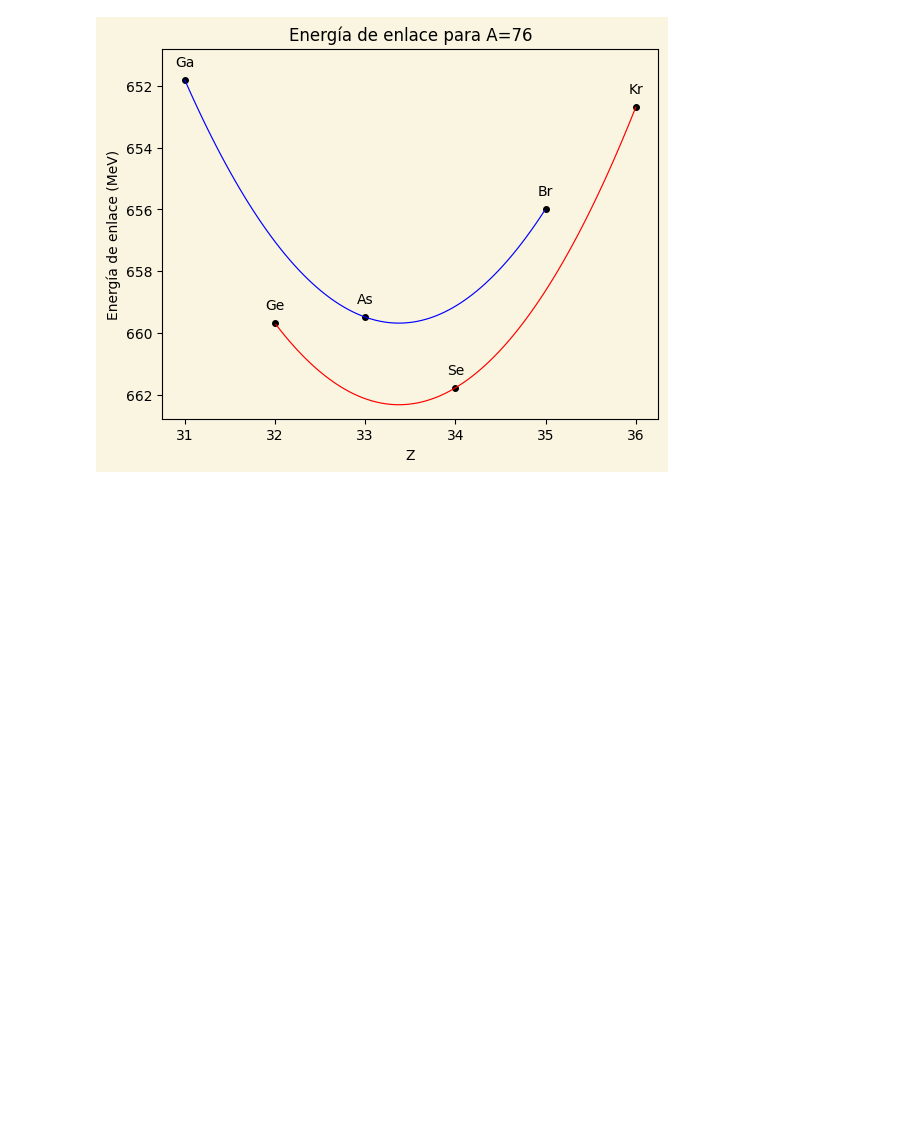
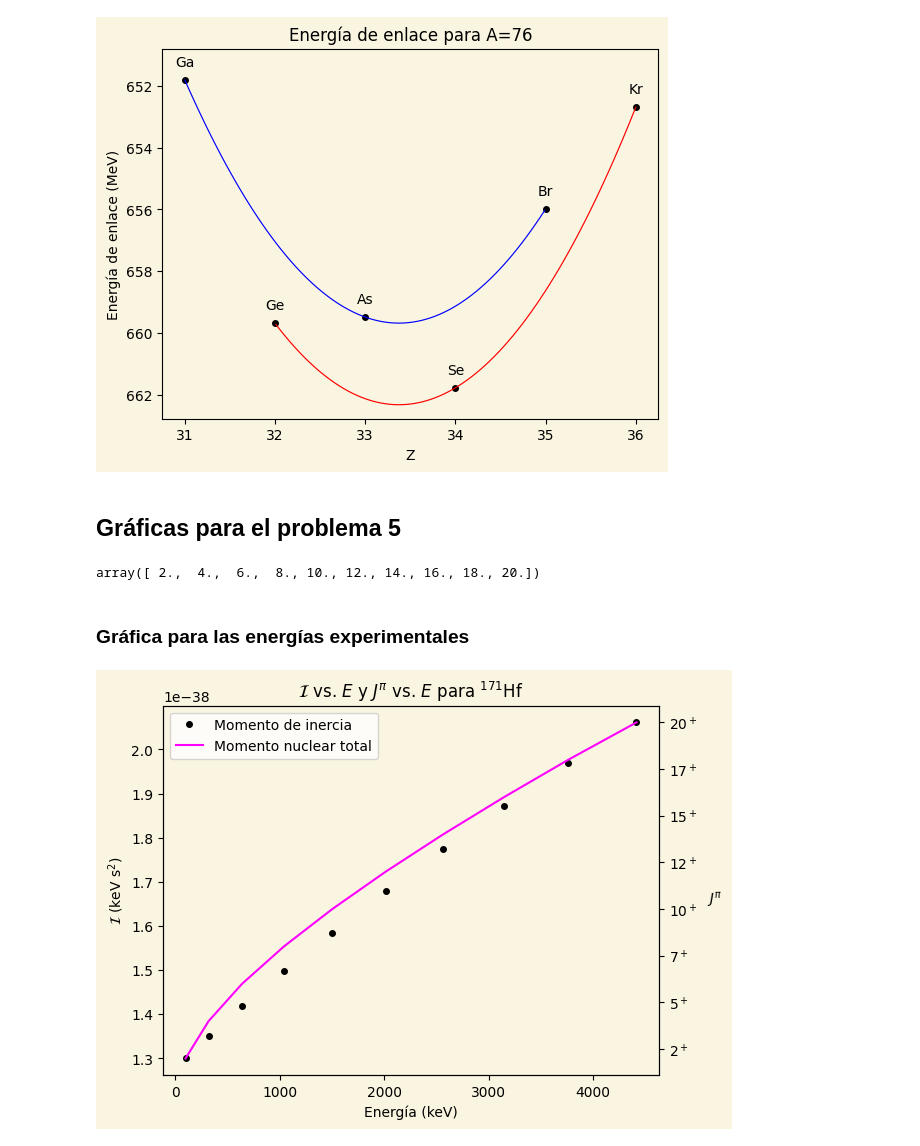
Before and after one commit to MarcosLopezM/FNyS-T5, a Jupyter notebook: graphs.ipynb, the cells around one changed output. Saved outputs shown, nothing was run; the diff lists cells and outputs as text; code cells hidden in the pictures; blank space fills up the shorter version.

Commit message:
Add solution to problem 5 with diagrams

```diff
--- a/graphs.ipynb
+++ b/graphs.ipynb
@@ -46,3 +46,5 @@ ax.set_facecolor((0.98, 0.96, 0.88))
 fig.savefig("./img/binding_energy.pdf", dpi=500)
 # %% [output]
 [figure]
+# %% [markdown]
+## Gráficas para el problema 5
@@ -48,0 +56,51 @@ fig.savefig("./img/binding_energy.pdf", dpi=500)
+# %%
+hbar = 6.5821119e-19 # keV*s
+nuclear_momentum = np.linspace(2, 20, 10)
+
+def moment_of_inertia(energy, total_nuclear_momentum):
+    return ((hbar ** 2) / (2 * energy)) * total_nuclear_momentum * (total_nuclear_momentum + 1)
+
+nuclear_momentum
+# %% [output]
+array([ 2.,  4.,  6.,  8., 10., 12., 14., 16., 18., 20.])
+# %% [markdown]
+### Gráfica para las energías experimentales
+# %%
+def format_exponents(value, pos):
+    """
+    Custom formatter to display ticks as exponents (e.g., 2^+)
+    """
+    if value == 0:
+        return "0"
+    else:
+        return r"${}^+$".format(int(value))
+
+experimental_E = np.array([100, 320.6, 641.1, 1041.3, 1503.3, 2013.3, 2563.6, 3147.3, 3761.6, 4413.6])
+experimental_I = moment_of_inertia(experimental_E, nuclear_momentum)
+df_experimental = pd.DataFrame({'I': experimental_I, 'E': experimental_E})
+
+fig, ax1 = plt.subplots()
+ax1.plot(df_experimental["E"], df_experimental["I"], "ok", ms=4, label="Momento de inercia")
+ax1.set_xlabel("Energía (keV)")
+ax1.set_ylabel(r"$\mathcal{I}$ (keV s$^{2}$)")
+
+ax2 = ax1.twinx()
+ax2.plot(df_experimental["E"], nuclear_momentum, color="magenta", label="Momento nuclear total")
+ax2.set_ylabel(r"$J^{\pi}$", rotation=1, labelpad=12)
+
+# Set the custom formatter for the secondary y-axis ticks
+ax2.yaxis.set_major_formatter(FuncFormatter(format_exponents))
+
+# Combine the legends from both axes
+lines, labels = ax1.get_legend_handles_labels()
+lines2, labels2 = ax2.get_legend_handles_labels()
+ax2.legend(lines + lines2, labels + labels2, loc='upper left')
+
+plt.title(r"$\mathcal{I}$ vs. $E$ y $J^{\pi}$ vs. $E$ para $^{171}$Hf")
+
+fig.patch.set_facecolor((0.98, 0.96, 0.88))
+ax1.set_facecolor((0.98, 0.96, 0.88))
+
+fig.savefig("./img/moment_of_inertia.pdf", dpi=600)
+# %% [output]
+[figure, added]
```
Also changed, not shown: parts of 2 cells of this notebook, 5 other files.
